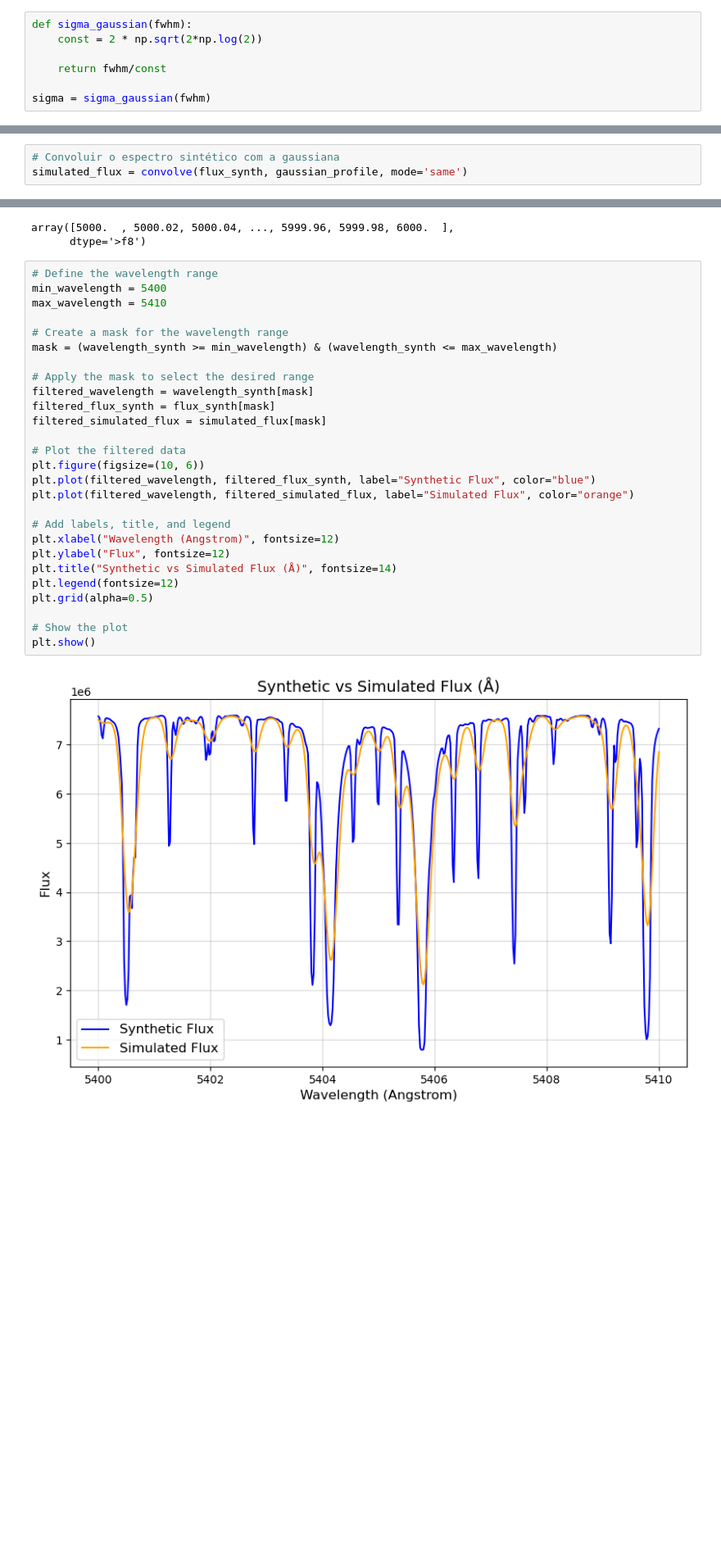
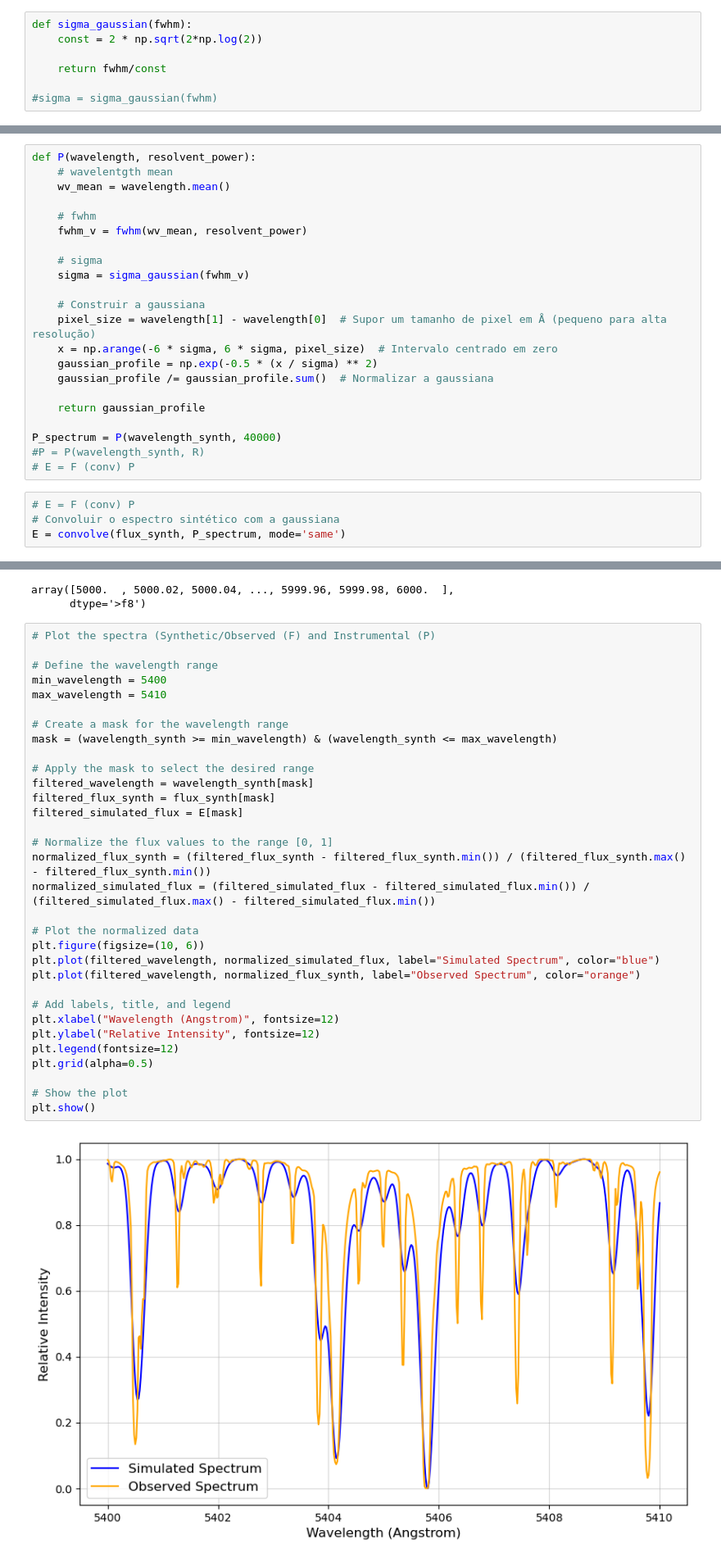
Before and after one commit to rodribro/Computational_Astronomy, a Jupyter notebook: classes/06_fwhm.ipynb, the cells around one changed output, grey strips where cells are left out. Shown at 82% size. Cells and saved outputs as stored; diff of their text form; blank space fills up the shorter version.

Commit message:
Star's Rotational Profile

```diff
--- a/classes/06_fwhm.ipynb
+++ b/classes/06_fwhm.ipynb
@@ -66,4 +55,4 @@ def sigma_gaussian(fwhm):
 
     return fwhm/const
 
-sigma = sigma_gaussian(fwhm)
+#sigma = sigma_gaussian(fwhm)
@@ -121,5 +124,28 @@ plt.show()
 # %% [markdown]
 <b> Espetro Simulado </b>
+# %%
+def P(wavelength, resolvent_power):
+    # wavelentgth mean
+    wv_mean = wavelength.mean()
+
+    # fwhm
+    fwhm_v = fwhm(wv_mean, resolvent_power)
+
+    # sigma
+    sigma = sigma_gaussian(fwhm_v)
+
+    # Construir a gaussiana
+    pixel_size = wavelength[1] - wavelength[0]  # Supor um tamanho de pixel em Å (pequeno para alta resolução)
+    x = np.arange(-6 * sigma, 6 * sigma, pixel_size)  # Intervalo centrado em zero
+    gaussian_profile = np.exp(-0.5 * (x / sigma) ** 2)
+    gaussian_profile /= gaussian_profile.sum()  # Normalizar a gaussiana
+
+    return gaussian_profile
+
+P_spectrum = P(wavelength_synth, 40000)
+#P = P(wavelength_synth, R)
+# E = F (conv) P
 # %%
+# E = F (conv) P
 # Convoluir o espectro sintético com a gaussiana
-simulated_flux = convolve(flux_synth, gaussian_profile, mode='same')
+E = convolve(flux_synth, P_spectrum, mode='same')
@@ -138,31 +156,36 @@ wavelength_synth[mask]
 array([5000.  , 5000.02, 5000.04, ..., 5999.96, 5999.98, 6000.  ],
       dtype='>f8')
 # %%
+# Plot the spectra (Synthetic/Observed (F) and Instrumental (P)
+
 # Define the wavelength range
 min_wavelength = 5400
 max_wavelength = 5410
 
 # Create a mask for the wavelength range
 mask = (wavelength_synth >= min_wavelength) & (wavelength_synth <= max_wavelength)
 
 # Apply the mask to select the desired range
 filtered_wavelength = wavelength_synth[mask]
 filtered_flux_synth = flux_synth[mask]
-filtered_simulated_flux = simulated_flux[mask]
+filtered_simulated_flux = E[mask]
 
-# Plot the filtered data
+# Normalize the flux values to the range [0, 1]
+normalized_flux_synth = (filtered_flux_synth - filtered_flux_synth.min()) / (filtered_flux_synth.max() - filtered_flux_synth.min())
+normalized_simulated_flux = (filtered_simulated_flux - filtered_simulated_flux.min()) / (filtered_simulated_flux.max() - filtered_simulated_flux.min())
+
+# Plot the normalized data
 plt.figure(figsize=(10, 6))
-plt.plot(filtered_wavelength, filtered_flux_synth, label="Synthetic Flux", color="blue")
-plt.plot(filtered_wavelength, filtered_simulated_flux, label="Simulated Flux", color="orange")
+plt.plot(filtered_wavelength, normalized_simulated_flux, label="Simulated Spectrum", color="blue")
+plt.plot(filtered_wavelength, normalized_flux_synth, label="Observed Spectrum", color="orange")
 
 # Add labels, title, and legend
 plt.xlabel("Wavelength (Angstrom)", fontsize=12)
-plt.ylabel("Flux", fontsize=12)
-plt.title("Synthetic vs Simulated Flux (Å)", fontsize=14)
+plt.ylabel("Relative Intensity", fontsize=12)
 plt.legend(fontsize=12)
 plt.grid(alpha=0.5)
 
 # Show the plot
 plt.show()
 # %% [output]
-[figure, old version]
+[figure, new version]
```
Also changed, not shown: parts of 20 cells of this notebook.
